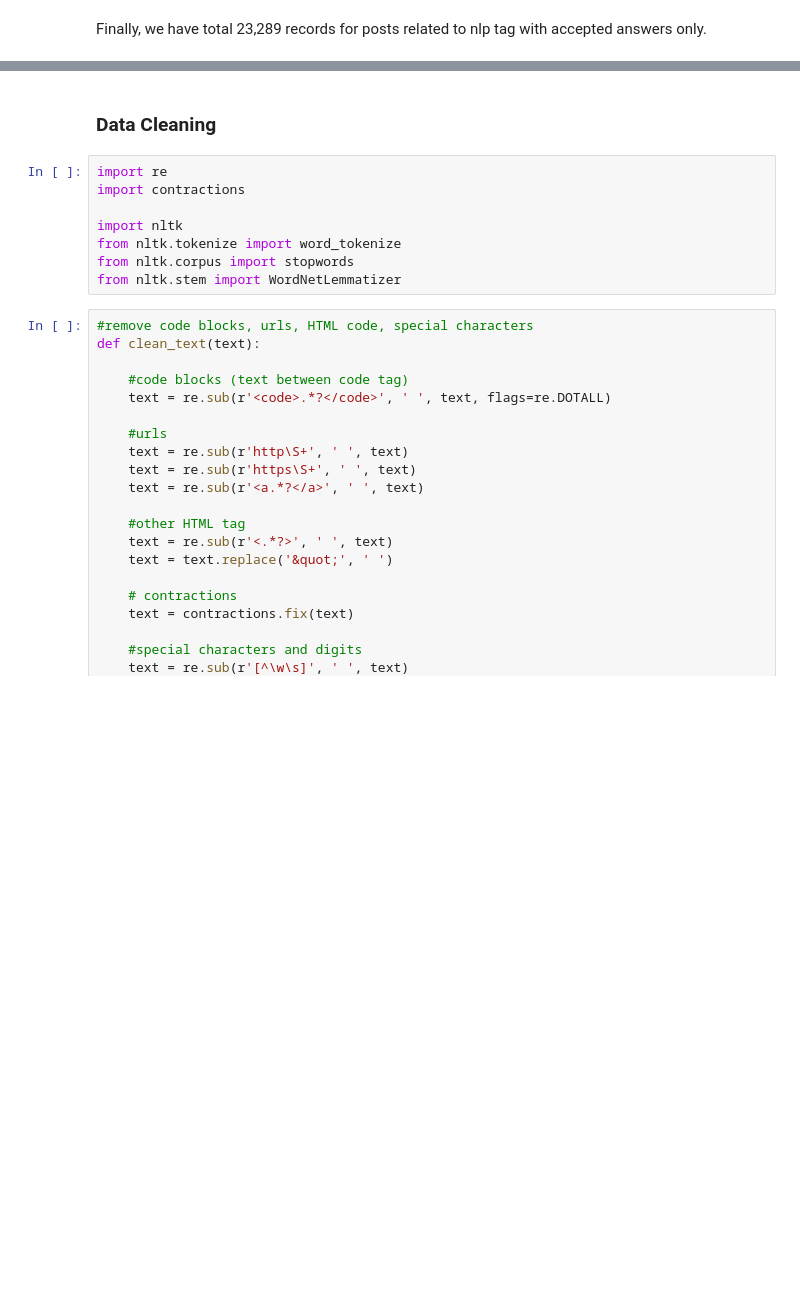
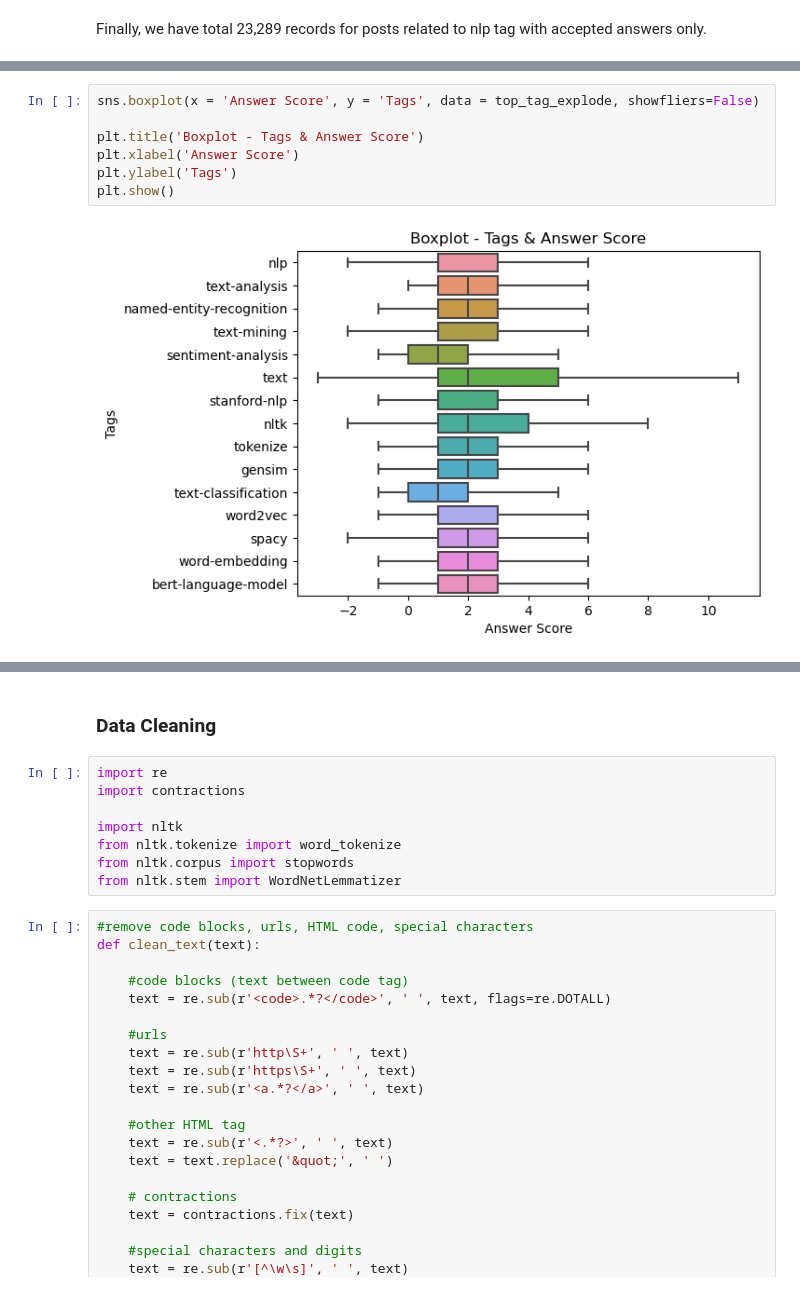
Before and after one commit to lalitphan-rainie/COMPSCI7417_NLP_Assignment2, a Jupyter notebook: data_collection_preprocessing_visualisation.ipynb, the cells around one changed output, grey strips where cells are left out. Saved outputs shown, nothing was run; the diff lists cells and outputs as text; blank space fills up the shorter version.

```diff
--- a/data_collection_preprocessing_visualisation.ipynb
+++ b/data_collection_preprocessing_visualisation.ipynb
@@ -237,0 +291,9 @@ Finally, we have total 23,289 records for posts related to nlp tag with accepted
+# %%
+sns.boxplot(x = 'Answer Score', y = 'Tags', data = top_tag_explode, showfliers=False)
+
+plt.title('Boxplot - Tags & Answer Score')
+plt.xlabel('Answer Score')
+plt.ylabel('Tags')
+plt.show()
+# %% [output]
+[figure, added]
```
Also changed, not shown: parts of 7 cells of this notebook, 1 other file.
